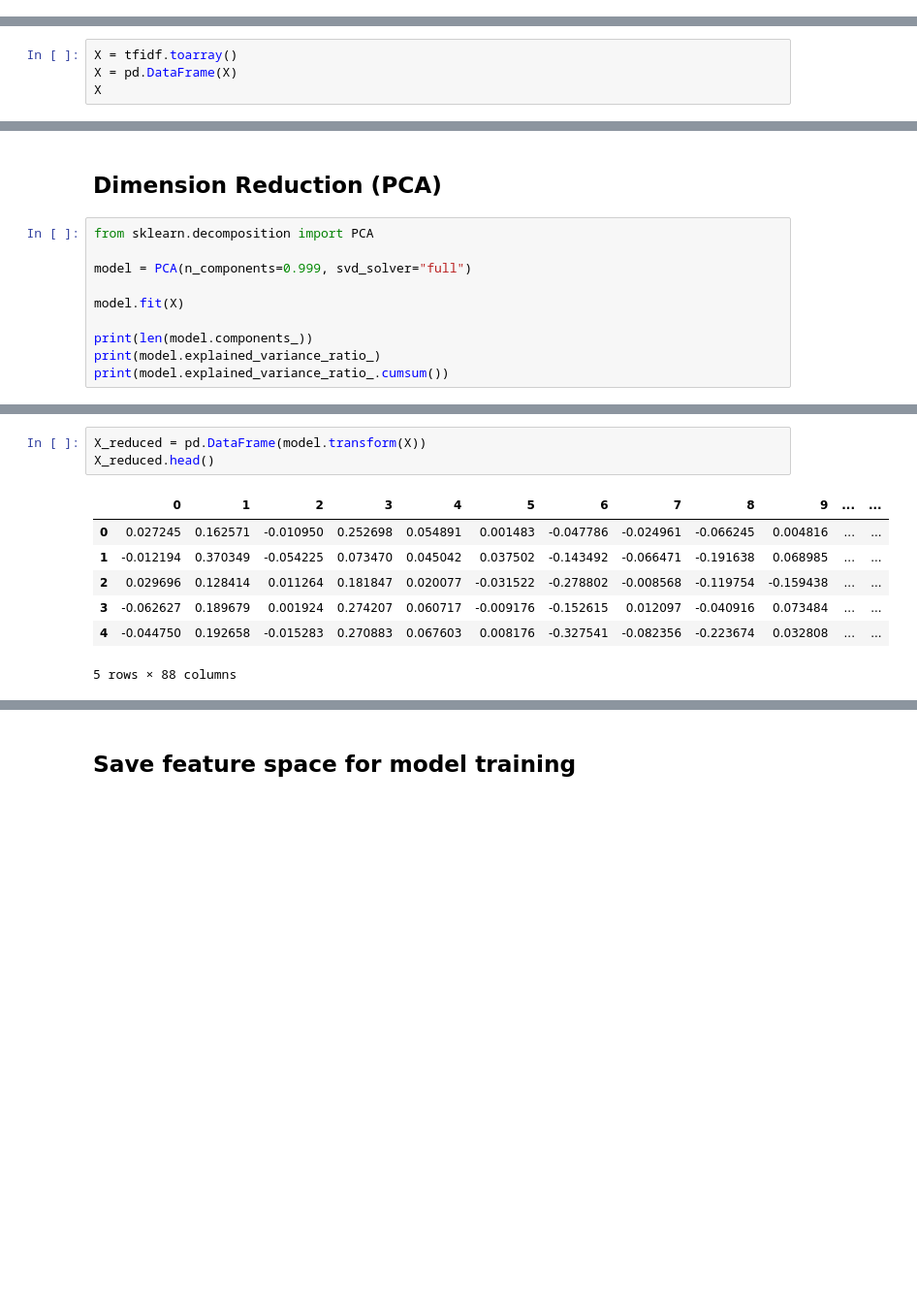
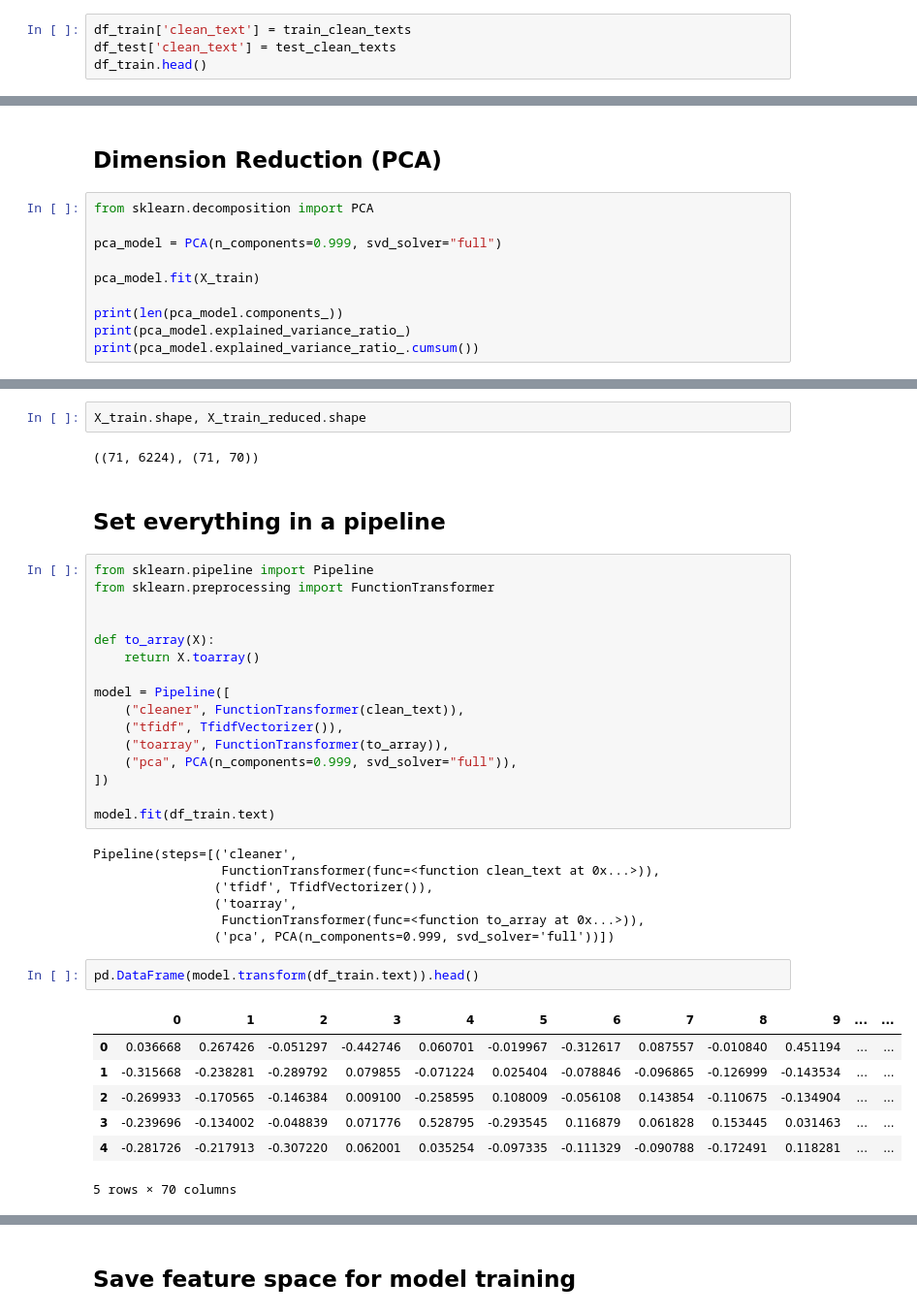
Before and after one commit to alejo963/cogaf-population, a Jupyter notebook: notebooks/text_processing.ipynb, the cells around one changed output, grey strips where cells are left out. Shown at 97% size. Drawn from its saved outputs; the diff is of its cells as text; blank space fills up the shorter version.

Commit message:
Construct preprocessing pipeline and save model

```diff
--- a/notebooks/text_processing.ipynb
+++ b/notebooks/text_processing.ipynb
@@ -35,0 +28,4 @@ df.head()
+# %%
+df_train['clean_text'] = train_clean_texts
+df_test['clean_text'] = test_clean_texts
+df_train.head()
@@ -44,4 +48,0 @@ tfidf = vectorizer.fit_transform(clean_docs)
-# %%
-X = tfidf.toarray()
-X = pd.DataFrame(X)
-X
@@ -64,11 +92,11 @@ X
 # %%
 from sklearn.decomposition import PCA
 
-model = PCA(n_components=0.999, svd_solver="full")
+pca_model = PCA(n_components=0.999, svd_solver="full")
 
-model.fit(X)
+pca_model.fit(X_train)
 
-print(len(model.components_))
-print(model.explained_variance_ratio_)
-print(model.explained_variance_ratio_.cumsum())
+print(len(pca_model.components_))
+print(pca_model.explained_variance_ratio_)
+print(pca_model.explained_variance_ratio_.cumsum())
 # %% [output]
@@ -92,11 +131,39 @@ print(model.explained_variance_ratio_.cumsum())
+# %%
+X_train.shape, X_train_reduced.shape
+# %% [output]
+((71, 6224), (71, 70))
+# %% [markdown]
+## Set everything in a pipeline
+# %%
+from sklearn.pipeline import Pipeline
+from sklearn.preprocessing import FunctionTransformer
+
+
+def to_array(X):
+    return X.toarray()
+
+model = Pipeline([
+    ("cleaner", FunctionTransformer(clean_text)),
+    ("tfidf", TfidfVectorizer()),
+    ("toarray", FunctionTransformer(to_array)),
+    ("pca", PCA(n_components=0.999, svd_solver="full")),
+])
+
+model.fit(df_train.text)
+# %% [output]
+Pipeline(steps=[('cleaner',
+                 FunctionTransformer(func=<function clean_text at 0x...>)),
+                ('tfidf', TfidfVectorizer()),
+                ('toarray',
+                 FunctionTransformer(func=<function to_array at 0x...>)),
+                ('pca', PCA(n_components=0.999, svd_solver='full'))])
 # %%
-X_reduced = pd.DataFrame(model.transform(X))
-X_reduced.head()
+pd.DataFrame(model.transform(df_train.text)).head()
 # %% [output]
 |  | 0 | 1 | 2 | 3 | 4 | 5 | 6 | 7 | 8 | 9 | ... | ... |
-| 0 | 0.027245 | 0.162571 | -0.010950 | 0.252698 | 0.054891 | 0.001483 | -0.047786 | -0.024961 | -0.066245 | 0.004816 | ... | ... |
-| 1 | -0.012194 | 0.370349 | -0.054225 | 0.073470 | 0.045042 | 0.037502 | -0.143492 | -0.066471 | -0.191638 | 0.068985 | ... | ... |
-| 2 | 0.029696 | 0.128414 | 0.011264 | 0.181847 | 0.020077 | -0.031522 | -0.278802 | -0.008568 | -0.119754 | -0.159438 | ... | ... |
-| 3 | -0.062627 | 0.189679 | 0.001924 | 0.274207 | 0.060717 | -0.009176 | -0.152615 | 0.012097 | -0.040916 | 0.073484 | ... | ... |
-| 4 | -0.044750 | 0.192658 | -0.015283 | 0.270883 | 0.067603 | 0.008176 | -0.327541 | -0.082356 | -0.223674 | 0.032808 | ... | ... |
+| 0 | 0.036668 | 0.267426 | -0.051297 | -0.442746 | 0.060701 | -0.019967 | -0.312617 | 0.087557 | -0.010840 | 0.451194 | ... | ... |
+| 1 | -0.315668 | -0.238281 | -0.289792 | 0.079855 | -0.071224 | 0.025404 | -0.078846 | -0.096865 | -0.126999 | -0.143534 | ... | ... |
+| 2 | -0.269933 | -0.170565 | -0.146384 | 0.009100 | -0.258595 | 0.108009 | -0.056108 | 0.143854 | -0.110675 | -0.134904 | ... | ... |
+| 3 | -0.239696 | -0.134002 | -0.048839 | 0.071776 | 0.528795 | -0.293545 | 0.116879 | 0.061828 | 0.153445 | 0.031463 | ... | ... |
+| 4 | -0.281726 | -0.217913 | -0.307220 | 0.062001 | 0.035254 | -0.097335 | -0.111329 | -0.090788 | -0.172491 | 0.118281 | ... | ... |
-5 rows × 88 columns
+5 rows × 70 columns
```
Also changed, not shown: parts of 25 cells of this notebook, 2 other files.
